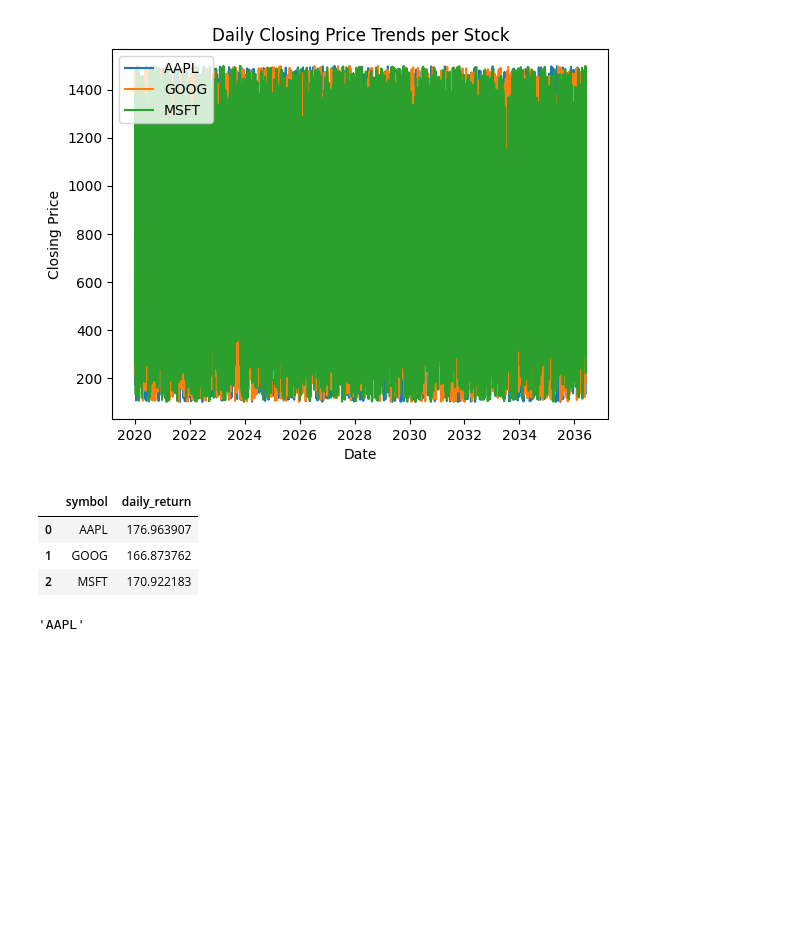
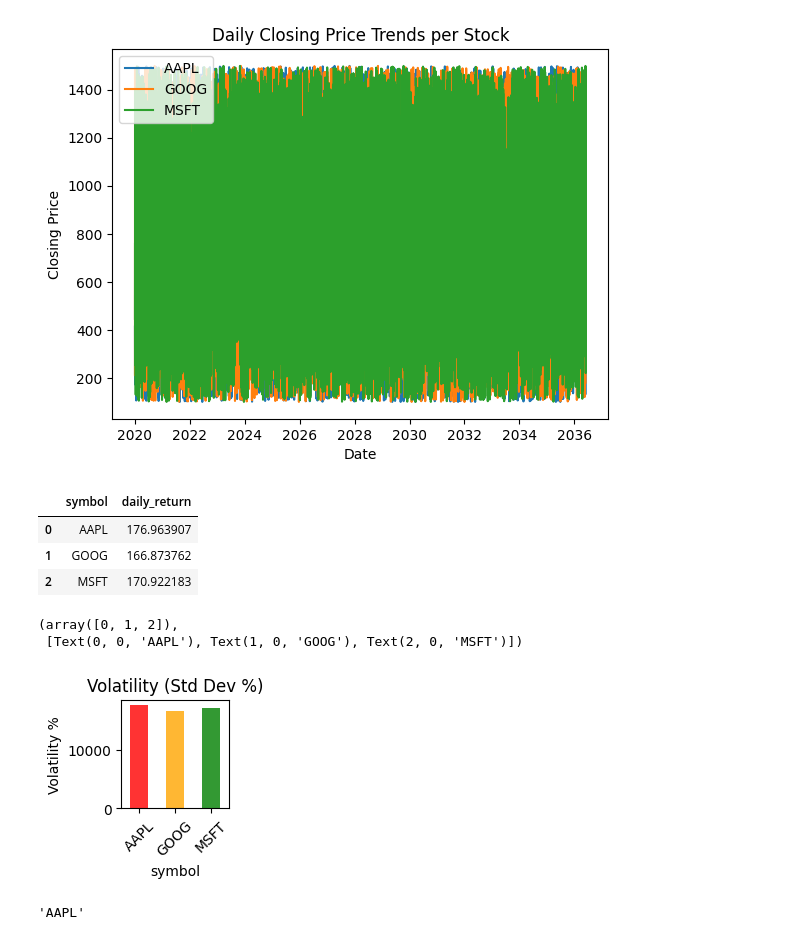
Before and after one commit to SaiSree2004/Saisree_Stock_Analysis_P1, a Jupyter notebook: P1_Stock Analysis.ipynb, the cells around one changed output. Saved outputs shown, nothing was run; the diff lists cells and outputs as text; code cells hidden in the pictures; blank space fills up the shorter version.

```diff
--- a/P1_Stock Analysis.ipynb
+++ b/P1_Stock Analysis.ipynb
@@ -288,6 +288,17 @@ volatility_df
 | 0 | AAPL | 176.963907 |
 | 1 | GOOG | 166.873762 |
 | 2 | MSFT | 170.922183 |
+# %%
+plt.subplot(3, 4, 4)
+volatility = stock_df.groupby('symbol')['daily_return'].std() * 100
+volatility.plot(kind='bar', color=['red', 'orange', 'green'], alpha=0.8)
+plt.title('Volatility (Std Dev %)')
+plt.ylabel('Volatility %')
+plt.xticks(rotation=45)
+# %% [output]
+(array([0, 1, 2]),
+ [Text(0, 0, 'AAPL'), Text(1, 0, 'GOOG'), Text(2, 0, 'MSFT')])
+[figure, added]
 # %%
 # Selecting stock with highest volatility for investor risk analysis
 highest_volatility_stock = volatility_df.loc[
```
Also changed, not shown: parts of 1 cell of this notebook.
